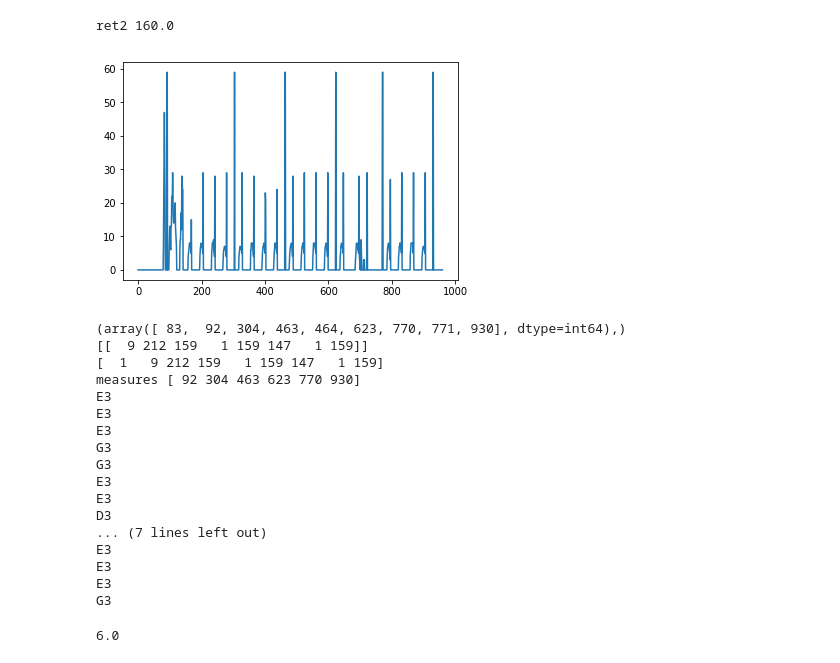
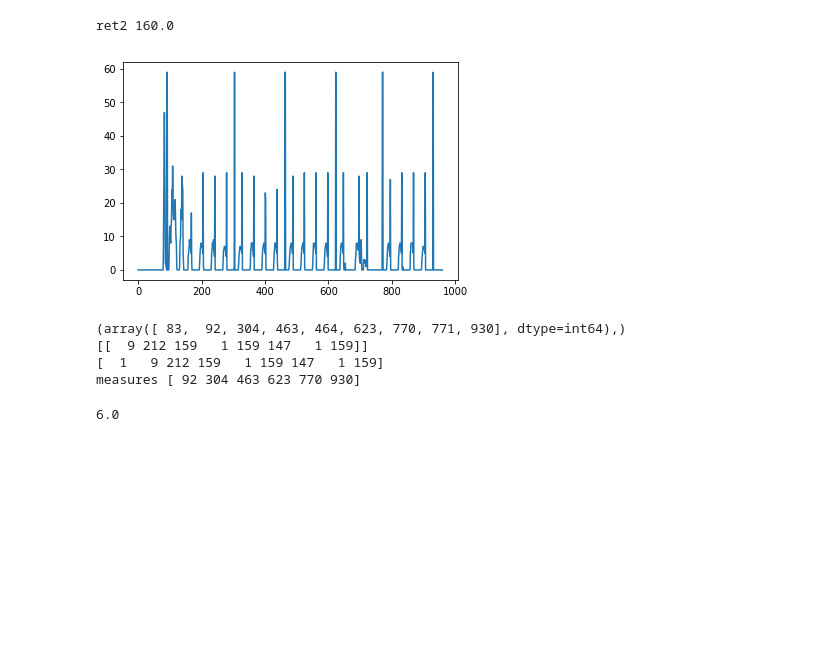
Before and after one commit to SamarthBonthala/Sheet_Music_Project_IEEENITK, a Jupyter notebook: Staff_Line_Detection.ipynb, the cells around one changed output. Saved outputs shown, nothing was run; the diff lists cells and outputs as text; code cells hidden in the pictures; blank space fills up the shorter version.

```diff
--- a/Staff_Line_Detection.ipynb
+++ b/Staff_Line_Detection.ipynb
@@ -46,6 +71,9 @@ import numpy as np
 import csv
 import matplotlib.pyplot as plt
 import os
+
+
+font = cv2.FONT_HERSHEY_SIMPLEX
 
 img = cv2.imread('ode_to_joy.jpg',0)
 
@@ -56,12 +84,19 @@ path = 'E:/NITK/Projects/Optical Music Recogniton/'
 
 """Resizing image"""
 #img_res = img;
-img_res = cv2.resize(img,(int(0.5*width), int(0.5*height)))#, interpolation = cv.INTER_CUBIC)
+img_res = cv2.resize(img,(int(0.5*width), int(0.5*height)), cv2.INTER_NEAREST)#, interpolation = cv.INTER_CUBIC)
 img_color = cv2.resize(img_color,(int(0.5*width), int(0.5*height)))#, interpolation = cv.INTER_CUBIC)
 
+#img_res = cv2.resize(img,(int(0.6*width), int(0.6*height)), cv2.INTER_AREA)#, interpolation = cv.INTER_CUBIC)
+#img_color = cv2.resize(img_color,(int(0.6*width), int(0.6*height)))#, interpolation = cv.INTER_CUBIC)
+
 #cv2.imshow('img_resize', img_res)
+#cv2.waitKey(0)
+#cv2.destroyAllWindows
+
 """Otsu Binarisation"""
 ret2,th2 = cv2.threshold(img_res,0,255,cv2.THRESH_BINARY+cv2.THRESH_OTSU)
+#ret2,th2 = cv2.threshold(img,0,255,cv2.THRESH_BINARY+cv2.THRESH_OTSU) ### I HAVE PUT img instead of img_resd
 print('ret2', ret2)
 #cv2.imshow('thresh', th2)
 
@@ -104,8 +139,7 @@ ref_ind2 = new_ind[4::5]
 bw = cv2.bitwise_not(th2)
 horizontal = bw.copy()
 vertical = bw.copy()
-cv2.waitKey(0)
-cv2.destroyAllWindows()
+
 
     #Staff line thickness
 from collections import Counter
@@ -116,10 +150,14 @@ b = data.most_common(1)
 slt = b[0][0] #slt is staff line thickness
     #slt
 
-    #Removing the horizontal lines
-kernel_v = np.ones((2*slt,1),dtype = np.uint8)
-bw_erode1 = cv2.erode(vertical,kernel_v,iterations = 1)
-bw_dilate1 = cv2.dilate(bw_erode1,kernel_v,iterations = 1)
+#Removing the horizontal lines
+kernel_e = np.ones((int(1.45*slt),1),dtype = np.uint8)
+
+kernel_d = np.ones((int(1*slt),1),dtype = np.uint8)
+
+
+bw_erode1 = cv2.erode(vertical,kernel_e,iterations = 1)
+bw_dilate1 = cv2.dilate(bw_erode1,kernel_d,iterations = 1)
 #cv2.imshow('bw_dilate',bw_dilate1)
 
 
@@ -134,7 +172,7 @@ blur1 = cv2.filter2D(smooth,-1,(np.ones((2,1),np.float32)/2))
 #cv2.destroyAllWindows()
 
 final_image1 = ~blur1
-final_image = final_image1 + result
+final_image = final_image1# + result
 
 #cv2.imshow('a',result)
 
@@ -203,7 +241,7 @@ origin_var = 0
 res2 = cv2.matchTemplate(img_res,template2,cv2.TM_CCOEFF_NORMED)
 loc_44 = np.where( res2 >= threshold1)
 for pt in zip(*loc_44[::-1]):
-    cv2.rectangle(img_color, pt, (pt[0]+w2, pt[1]+ h2 ), [0,0,255])
+    cv2.rectangle(img_color, pt, (pt[0]+w2, pt[1]+ h2 ), [0,255,])
     origin_var = max(origin_var, pt[0]+w2)
 
 #cv2.imshow('result',img_color)
@@ -236,6 +274,8 @@ for i2 in np.arange(0,len(measures)-1):
     ###########
     img_seg_meas = final_image[seg_y_top:seg_y_bottom, origin_measure:end_measure]
     #cv2.imshow('segmented',img_seg_meas)
+    #cv2.waitKey(0)
+    #cv2.destroyAllWindows()
 
     # Extract the individual components in each measure
     #print('notespos',note_pos)
@@ -283,58 +323,47 @@ for i2 in np.arange(0,len(measures)-1):
         img_seg = (final_image[seg_y_top:seg_y_bottom, seg_positions_final[0][i1]:seg_positions_final[0][i1+1]])
         hu_result = cv2.HuMoments(cv2.moments(img_seg)).flatten()
 
-
+        cv2.rectangle(img_color, (seg_positions_final[0][i1],seg_y_top), (seg_positions_final[0][i1+1], seg_y_bottom), [0,0,255])
         features = list(hu_result)
         #print(type(features))
 
         """if not((os.path.exists(path+file_name))):
             with open(path+file_name, 'w') as writeFile:
                 writer = csv.writer(writeFile)
                 writer.writerow(features)
         else:
             with open(path+file_name, 'a') as writeFile:
                 writer = csv.writer(writeFile)
                 writer.writerow(features)
 """
         x = y_sum(img_seg, seg_y_top, top_staff, diff_staff)
-        print(x)
+        cv2.putText(img_color,x,(seg_positions_final[0][i1],seg_y_top-5), font, 0.5,(0,0,0),1,cv2.LINE_AA)
 
         #cv2.imshow('seg',img_seg)
         #cv2.waitKey(0)
         #cv2.destroyAllWindows()
 
 
 """"""
 
 #cv2.imwrite('erosion.jpg', erosion)
 #cv2.imwrite('edges.jpg', edges)
 #cv2.imwrite('result.jpg', result)
 
 min_line_len = 100
 max_line_gap = 20
 
-cv2.waitKey(0)
-cv2.destroyAllWindows()
+
+#cv2.imshow('a',final_image)
+#cv2.waitKey(0)
+#cv2.destroyAllWindows()
 # %% [output]
 ret2 160.0
-[figure, old version]
+[figure, new version]
 (array([ 83,  92, 304, 463, 464, 623, 770, 771, 930], dtype=int64),)
 [[  9 212 159   1 159 147   1 159]]
 [  1   9 212 159   1 159 147   1 159]
 measures [ 92 304 463 623 770 930]
-E3
-E3
-E3
-G3
-G3
-E3
-E3
-D3
-... (7 lines left out)
-E3
-E3
-E3
-G3
 # %%
 y_sum(img_seg, seg_y_top, top_staff, diff_staff )
 # %% [output]
```
Also changed, not shown: parts of 6 cells of this notebook.
